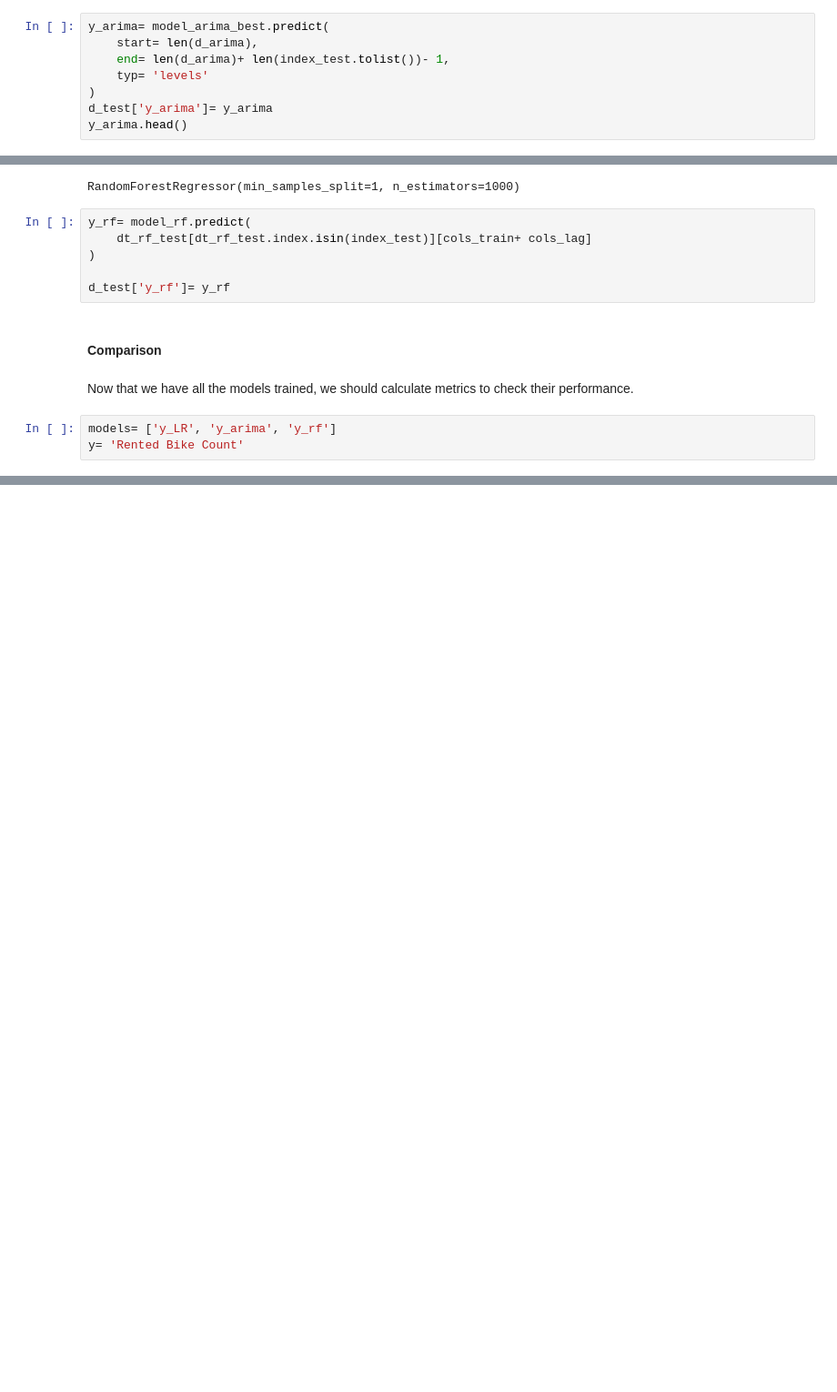
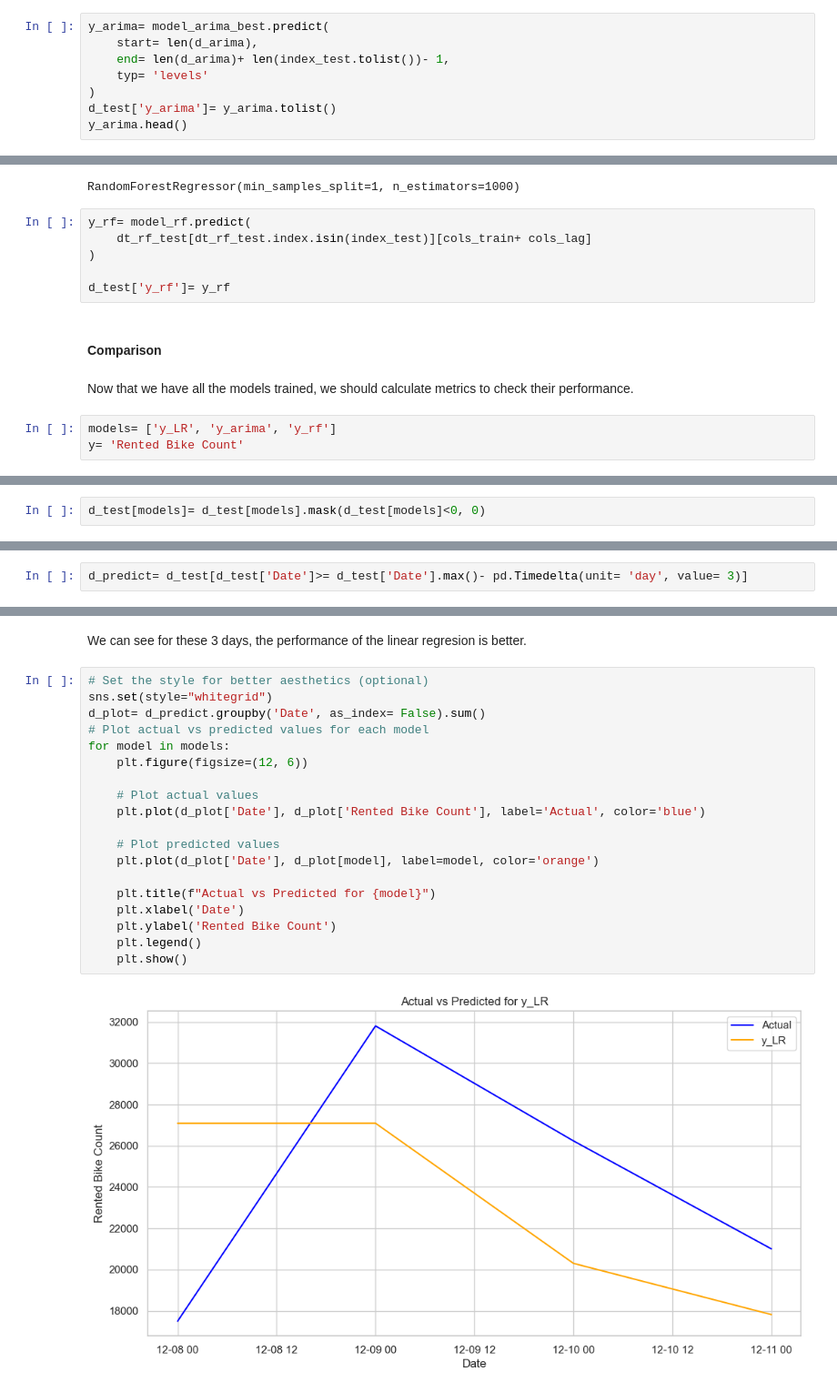
Before and after one commit to mozshen/TransportationPlanning, a Jupyter notebook: Project/Main_v2.ipynb, the cells around one changed output, grey strips where cells are left out. Shown at 91% size. Saved outputs shown, nothing was run; the diff lists cells and outputs as text; blank space fills up the shorter version.

```diff
--- a/Project/Main_v2.ipynb
+++ b/Project/Main_v2.ipynb
@@ -830,7 +834,7 @@ y_arima= model_arima_best.predict(
     end= len(d_arima)+ len(index_test.tolist())- 1,
     typ= 'levels'
 )
-d_test['y_arima']= y_arima
+d_test['y_arima']= y_arima.tolist()
 y_arima.head()
 # %% [output]
 7721    801.347228
@@ -1085,0 +1092,2 @@ y= 'Rented Bike Count'
+# %%
+d_test[models]= d_test[models].mask(d_test[models]<0, 0)
@@ -1085,0 +1184,2 @@ y= 'Rented Bike Count'
+# %%
+d_predict= d_test[d_test['Date']>= d_test['Date'].max()- pd.Timedelta(unit= 'day', value= 3)]
@@ -1085,0 +1194,23 @@ y= 'Rented Bike Count'
+# %% [markdown]
+We can see for these 3 days, the performance of the linear regresion is better.
+# %%
+# Set the style for better aesthetics (optional)
+sns.set(style="whitegrid")
+d_plot= d_predict.groupby('Date', as_index= False).sum()
+# Plot actual vs predicted values for each model
+for model in models:
+    plt.figure(figsize=(12, 6))
+
+    # Plot actual values
+    plt.plot(d_plot['Date'], d_plot['Rented Bike Count'], label='Actual', color='blue')
+
+    # Plot predicted values
+    plt.plot(d_plot['Date'], d_plot[model], label=model, color='orange')
+
+    plt.title(f"Actual vs Predicted for {model}")
+    plt.xlabel('Date')
+    plt.ylabel('Rented Bike Count')
+    plt.legend()
+    plt.show()
+# %% [output]
+[figure, added]
```
Also changed, not shown: parts of 11 cells of this notebook.
